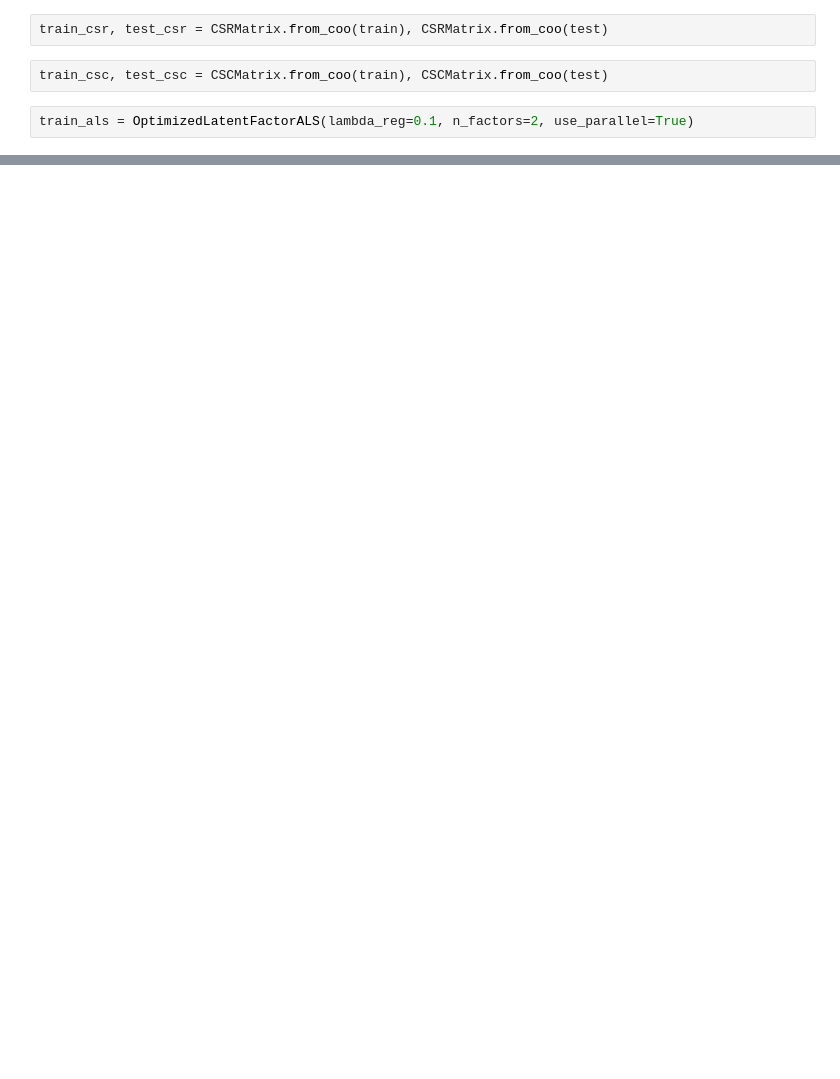
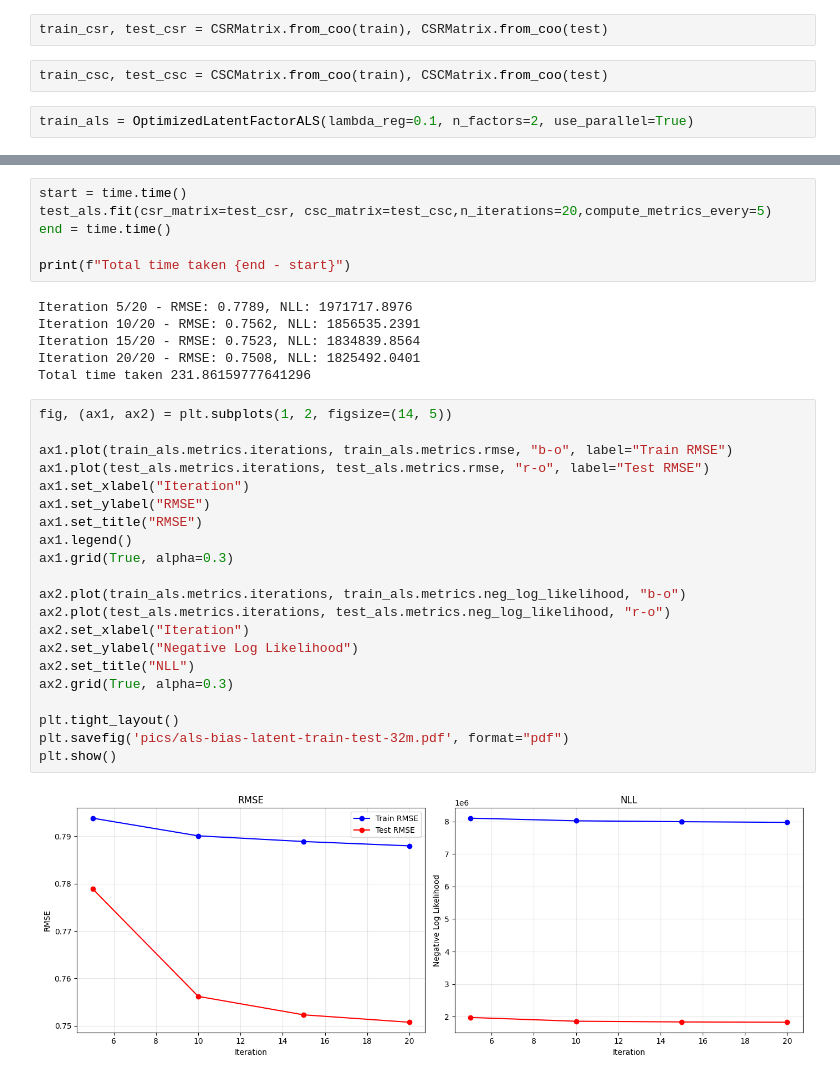
Before and after one commit to Abdulrasheed1729/rekomenda, a Jupyter notebook: notebooks/practical-4.ipynb, the cells around one changed output, grey strips where cells are left out. Saved outputs shown, nothing was run; the diff lists cells and outputs as text; blank space fills up the shorter version.

```diff
--- a/notebooks/practical-4.ipynb
+++ b/notebooks/practical-4.ipynb
@@ -46,0 +71,35 @@ train_als.plot_metrics(output='pics/als-bias-with-latent-train-32m.pdf')
+# %%
+start = time.time()
+test_als.fit(csr_matrix=test_csr, csc_matrix=test_csc,n_iterations=20,compute_metrics_every=5)
+end = time.time()
+
+print(f"Total time taken {end - start}")
+# %% [output]
+Iteration 5/20 - RMSE: 0.7789, NLL: 1971717.8976
+Iteration 10/20 - RMSE: 0.7562, NLL: 1856535.2391
+Iteration 15/20 - RMSE: 0.7523, NLL: 1834839.8564
+Iteration 20/20 - RMSE: 0.7508, NLL: 1825492.0401
+Total time taken 231.86159777641296
+# %%
+fig, (ax1, ax2) = plt.subplots(1, 2, figsize=(14, 5))
+
+ax1.plot(train_als.metrics.iterations, train_als.metrics.rmse, "b-o", label="Train RMSE")
+ax1.plot(test_als.metrics.iterations, test_als.metrics.rmse, "r-o", label="Test RMSE")
+ax1.set_xlabel("Iteration")
+ax1.set_ylabel("RMSE")
+ax1.set_title("RMSE")
+ax1.legend()
+ax1.grid(True, alpha=0.3)
+
+ax2.plot(train_als.metrics.iterations, train_als.metrics.neg_log_likelihood, "b-o")
+ax2.plot(test_als.metrics.iterations, test_als.metrics.neg_log_likelihood, "r-o")
+ax2.set_xlabel("Iteration")
+ax2.set_ylabel("Negative Log Likelihood")
+ax2.set_title("NLL")
+ax2.grid(True, alpha=0.3)
+
+plt.tight_layout()
+plt.savefig('pics/als-bias-latent-train-test-32m.pdf', format="pdf")
+plt.show()
+# %% [output]
+[figure, added]
```
Also changed, not shown: parts of 9 cells of this notebook, 12 other files.
